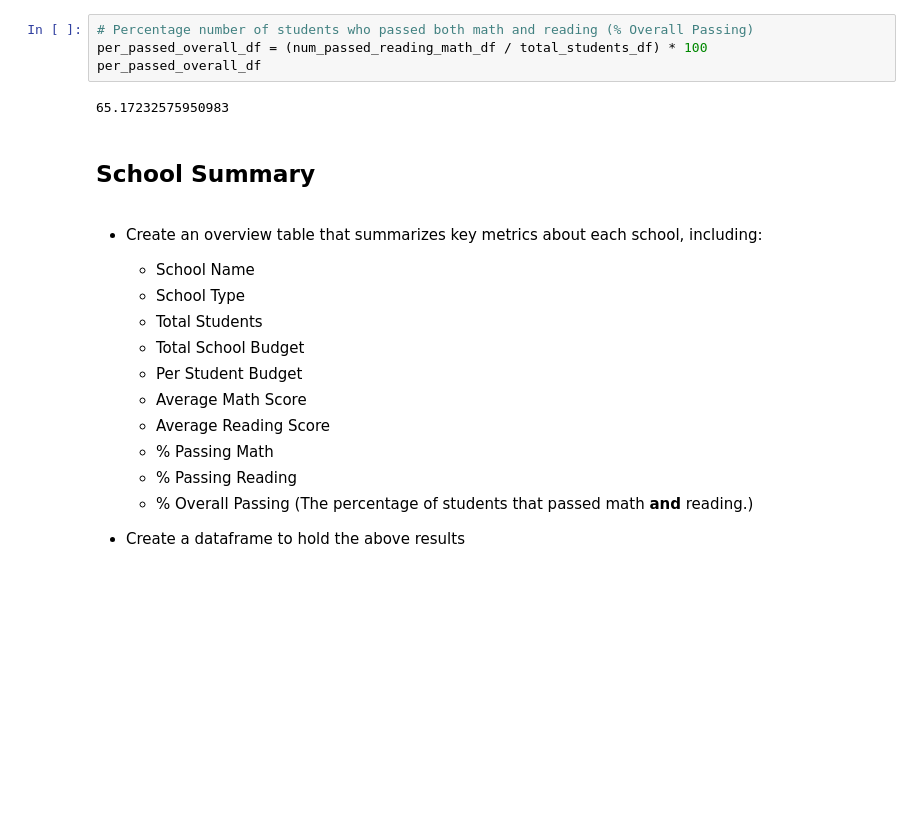
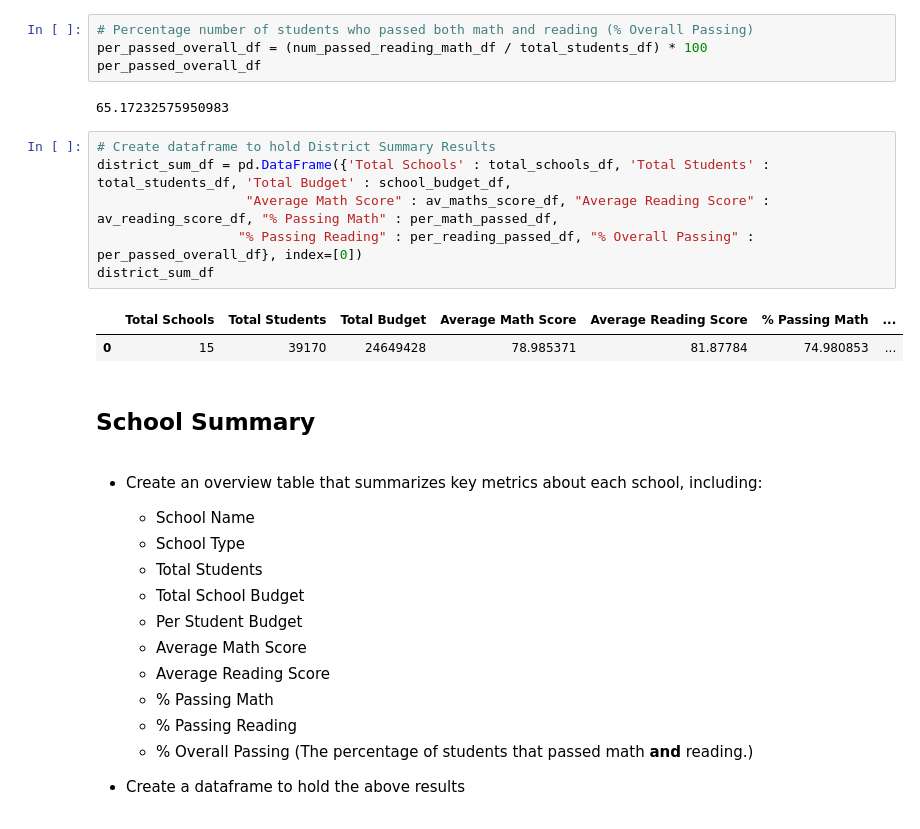
Before and after one commit to NathanJPotter/pandas-challenge-np, a Jupyter notebook: PyCitySchools/PyCitySchools_starter.ipynb, the cells around one changed output. Saved outputs shown, nothing was run; the diff lists cells and outputs as text; blank space fills up the shorter version.

Commit message:
df created to hold Dist Sum Results

```diff
--- a/PyCitySchools/PyCitySchools_starter.ipynb
+++ b/PyCitySchools/PyCitySchools_starter.ipynb
@@ -160,6 +160,15 @@ per_passed_overall_df = (num_passed_reading_math_df / total_students_df) * 100
 per_passed_overall_df
 # %% [output]
 65.17232575950983
+# %%
+# Create dataframe to hold District Summary Results
+district_sum_df = pd.DataFrame({'Total Schools' : total_schools_df, 'Total Students' : total_students_df, 'Total Budget' : school_budget_df,
+                   "Average Math Score" : av_maths_score_df, "Average Reading Score" : av_reading_score_df, "% Passing Math" : per_math_passed_df,
+                  "% Passing Reading" : per_reading_passed_df, "% Overall Passing" : per_passed_overall_df}, index=[0])
+district_sum_df
+# %% [output]
+|  | Total Schools | Total Students | Total Budget | Average Math Score | Average Reading Score | % Passing Math | ... |
+| 0 | 15 | 39170 | 24649428 | 78.985371 | 81.87784 | 74.980853 | ... |
 # %% [markdown]
 ## School Summary
 # %% [markdown]
```
